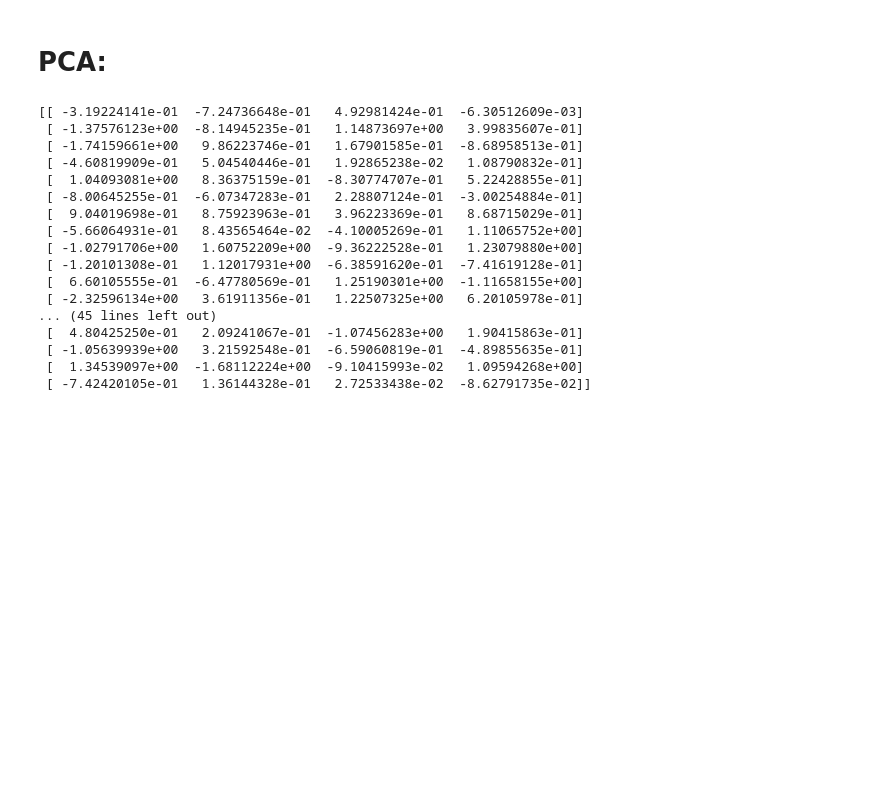
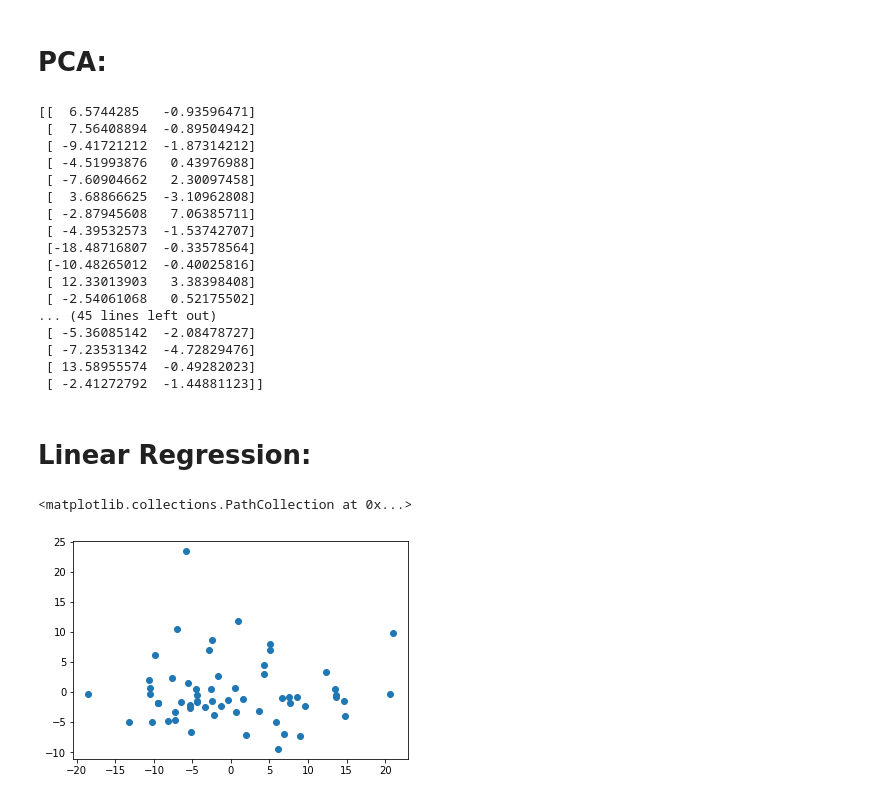
Before and after one commit to dart153/BENG-134, a Jupyter notebook: BENG 134 Final Project.ipynb, the cells around one changed output. Saved outputs shown, nothing was run; the diff lists cells and outputs as text; code cells hidden in the pictures; blank space fills up the shorter version.

```diff
--- a/BENG 134 Final Project.ipynb
+++ b/BENG 134 Final Project.ipynb
@@ -114,25 +114,35 @@ x_std = StandardScaler().fit_transform(x)
 
 #apply PCA
 
-pca = PCA(n_components=4)
-y_pca = pca.fit_transform(x_std)
+pca = PCA(n_components=2)
+pca.fit(x)
+x_pca = pca.transform(x)
 
-print(y_pca)
+print(x_pca.)
 # %% [output]
-[[ -3.19224141e-01  -7.24736648e-01   4.92981424e-01  -6.30512609e-03]
- [ -1.37576123e+00  -8.14945235e-01   1.14873697e+00   3.99835607e-01]
- [ -1.74159661e+00   9.86223746e-01   1.67901585e-01  -8.68958513e-01]
- [ -4.60819909e-01   5.04540446e-01   1.92865238e-02   1.08790832e-01]
- [  1.04093081e+00   8.36375159e-01  -8.30774707e-01   5.22428855e-01]
- [ -8.00645255e-01  -6.07347283e-01   2.28807124e-01  -3.00254884e-01]
- [  9.04019698e-01   8.75923963e-01   3.96223369e-01   8.68715029e-01]
- [ -5.66064931e-01   8.43565464e-02  -4.10005269e-01   1.11065752e+00]
- [ -1.02791706e+00   1.60752209e+00  -9.36222528e-01   1.23079880e+00]
- [ -1.20101308e-01   1.12017931e+00  -6.38591620e-01  -7.41619128e-01]
- [  6.60105555e-01  -6.47780569e-01   1.25190301e+00  -1.11658155e+00]
- [ -2.32596134e+00   3.61911356e-01   1.22507325e+00   6.20105978e-01]
+[[  6.5744285   -0.93596471]
+ [  7.56408894  -0.89504942]
+ [ -9.41721212  -1.87314212]
+ [ -4.51993876   0.43976988]
+ [ -7.60904662   2.30097458]
+ [  3.68866625  -3.10962808]
+ [ -2.87945608   7.06385711]
+ [ -4.39532573  -1.53742707]
+ [-18.48716807  -0.33578564]
+ [-10.48265012  -0.40025816]
+ [ 12.33013903   3.38398408]
+ [ -2.54061068   0.52175502]
 ... (45 lines left out)
- [  4.80425250e-01   2.09241067e-01  -1.07456283e+00   1.90415863e-01]
- [ -1.05639939e+00   3.21592548e-01  -6.59060819e-01  -4.89855635e-01]
- [  1.34539097e+00  -1.68112224e+00  -9.10415993e-02   1.09594268e+00]
- [ -7.42420105e-01   1.36144328e-01   2.72533438e-02  -8.62791735e-02]]
+ [ -5.36085142  -2.08478727]
+ [ -7.23531342  -4.72829476]
+ [ 13.58955574  -0.49282023]
+ [ -2.41272792  -1.44881123]]
+# %% [markdown]
+# Linear Regression:
+# %%
+#Use the reduced dimension x-values obtained by the PCA to perform the linear regression
+
+plt.scatter([x[0] for x in x_pca],[x[1] for x in x_pca])
+# %% [output]
+<matplotlib.collections.PathCollection at 0x...>
+[figure, added]
```
Also changed, not shown: parts of 1 cell of this notebook.
